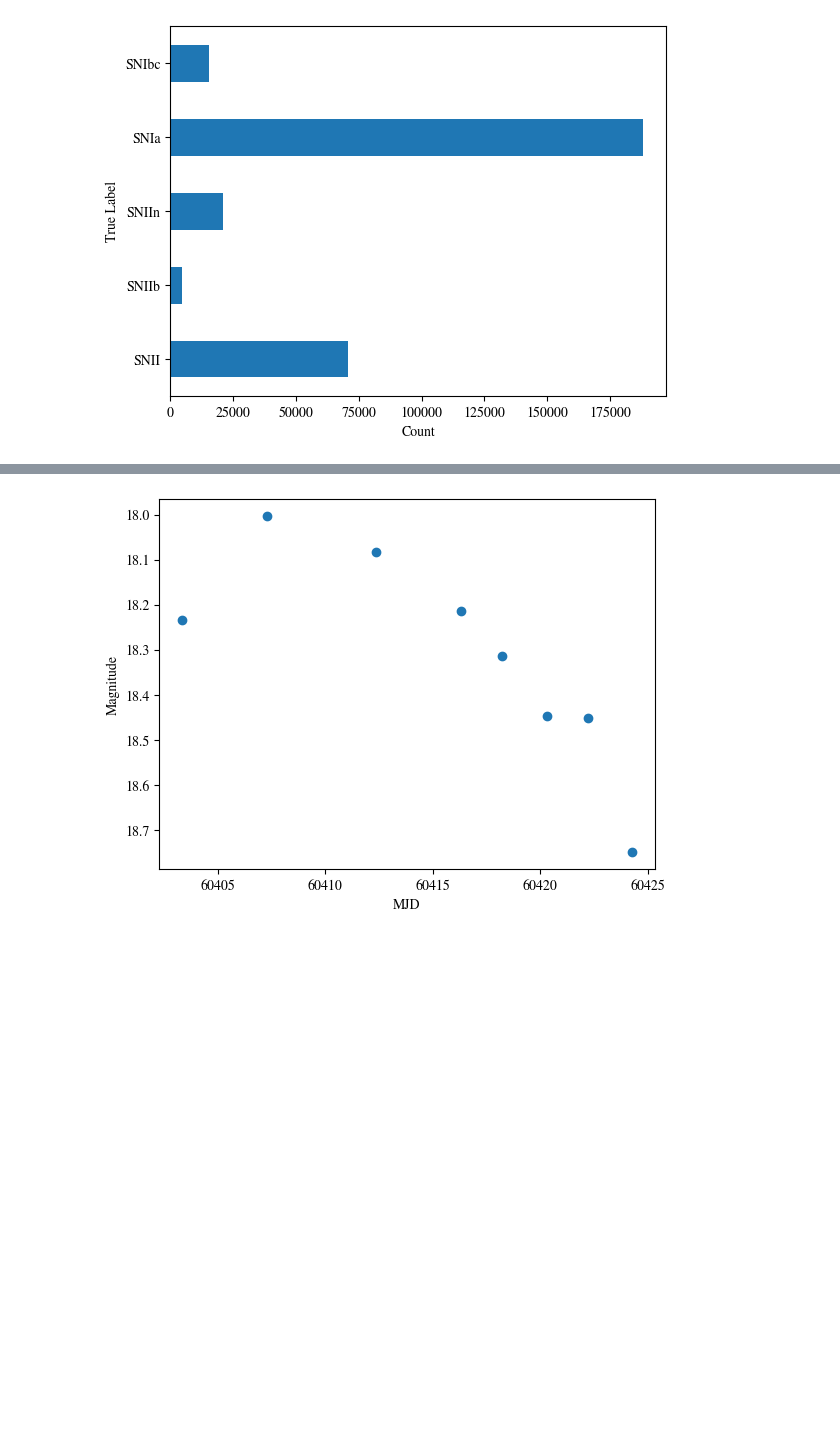
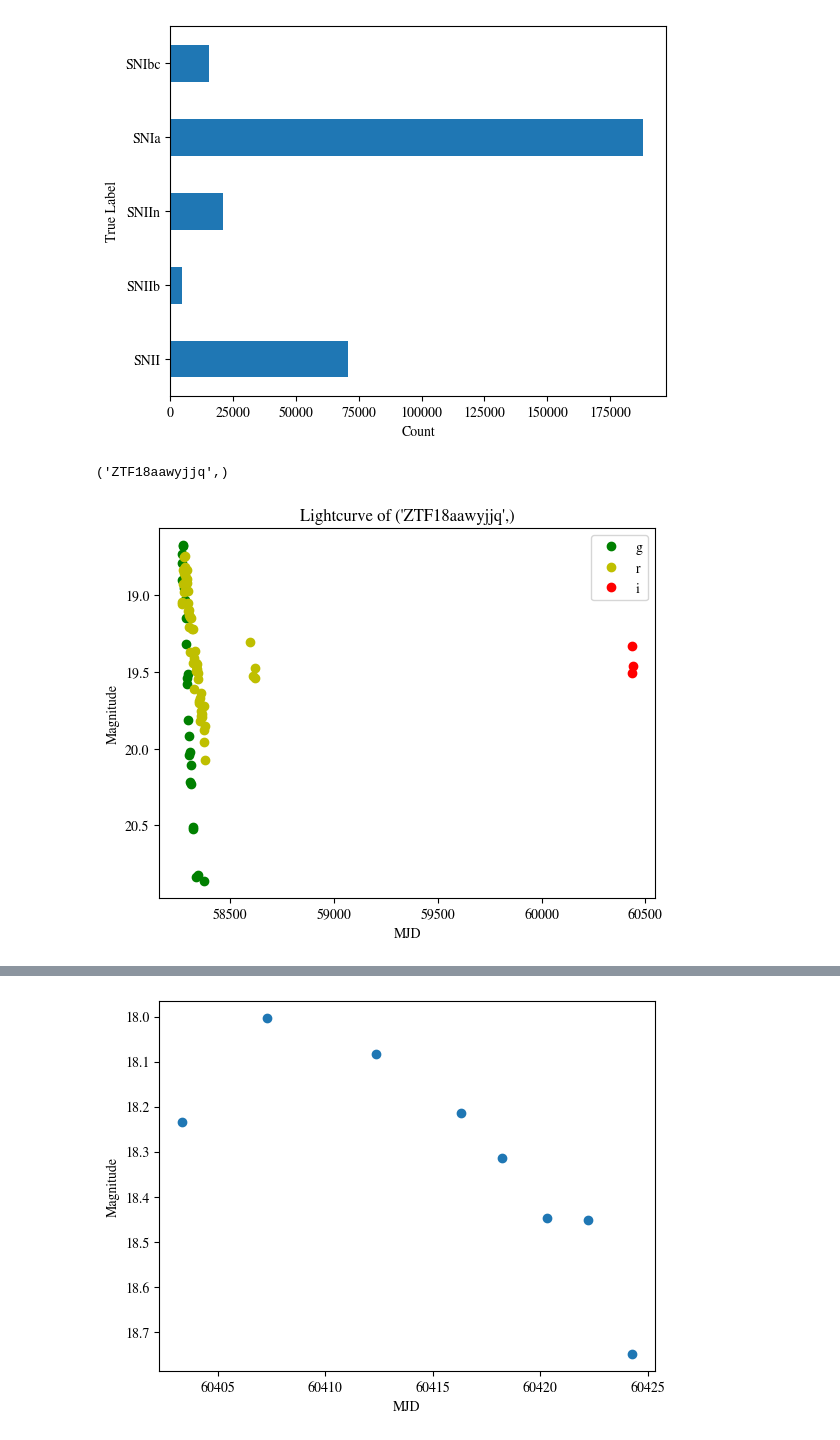
Before and after one commit to jurados/SNeMPhyVAE, a Jupyter notebook: notebooks/LightCurves.ipynb, the cells around one changed output, grey strips where cells are left out. Cells and saved outputs as stored; diff of their text form; code cells hidden in the pictures; blank space fills up the shorter version.

```diff
--- a/notebooks/LightCurves.ipynb
+++ b/notebooks/LightCurves.ipynb
@@ -125,4 +125,40 @@ ax.set_xlabel('Count')
 plt.show()
 # %% [output]
 [figure]
+# %%
+lightcurves['flux'] = 10**(-0.4 * (lightcurves['magpsf'] + 48.6))
+lightcurves['flux_err'] = abs(lightcurves['flux'] * (np.log(10) / 2.5) * lightcurves['sigmapsf'])
+# %%
+for oid, group in lightcurves.groupby(['oid']):
+
+    lista_oid = [
+        'ZTF18aainvic', # SN Ia
+        'ZTF18aakycpv', # SN II
+        'ZTF18aasdted',  # SN IIn
+        'ZTF18aaslhxt',
+        'ZTF18aatyqds',
+        'ZTF18aauworo',
+        'ZTF18aavnxar',
+        'ZTF18aavqdyq',
+        'ZTF18aavtvxx',
+        'ZTF18aawfqax',
+    ]
+
+    if group['fid'].nunique() == 3 and group['oid'].unique() not in lista_oid:
+
+        print(oid)
+        plt.plot(group[group['fid'] == 1]['mjd'], group[group['fid'] == 1]['magpsf'], 'go', label='g')
+        plt.plot(group[group['fid'] == 2]['mjd'], group[group['fid'] == 2]['magpsf'], 'yo', label='r')
+        plt.plot(group[group['fid'] == 3]['mjd'], group[group['fid'] == 3]['magpsf'], 'ro', label='i')
+
+        plt.title(f'Lightcurve of {oid}')
+        plt.ylabel('Magnitude')
+        plt.xlabel('MJD')
+
+        plt.gca().invert_yaxis()
+        plt.legend()
+        break
+# %% [output]
+('ZTF18aawyjjq',)
+[figure, added]
 # %%
```
Also changed, not shown: parts of 2 cells of this notebook, 1 other file.
